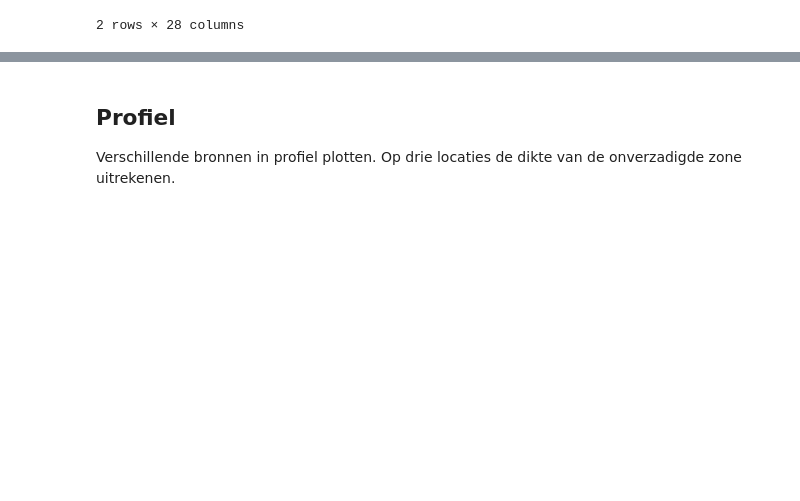
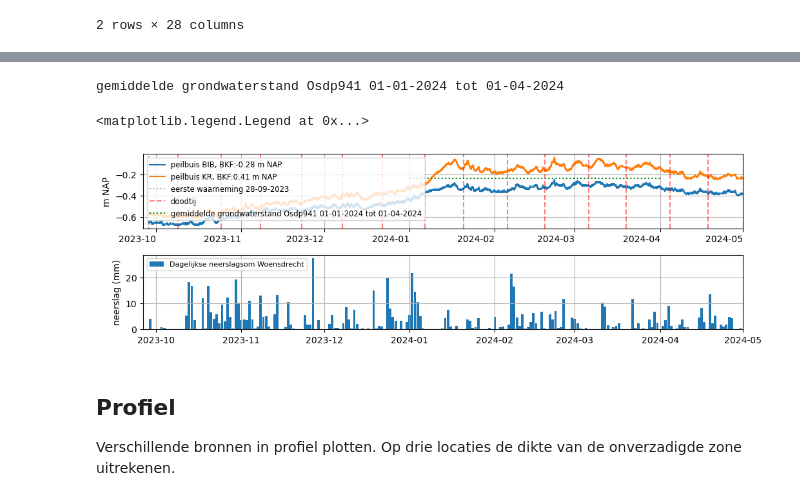
Before and after one commit to scheldestromen/voorverkenning, a Jupyter notebook: notebooks/levee_munsflow_kinematic_wave.ipynb, the cells around one changed output, grey strips where cells are left out. Drawn from its saved outputs; the diff is of its cells as text; code cells hidden in the pictures; blank space fills up the shorter version.

```diff
--- a/notebooks/levee_munsflow_kinematic_wave.ipynb
+++ b/notebooks/levee_munsflow_kinematic_wave.ipynb
@@ -449,3 +463,26 @@ bottom_unsat = obs_gws_dp.stats.mean_in_period().mean()
+# %%
+fig, axes = lmkw.plot_pb_precip(
+        obs_gws_dp,
+        precip_df,
+        df_doodtij=df_doodtij,
+        start=start,
+        end=end,
+)
+period_unsat = [pd.Timestamp('2024-01-01'), pd.Timestamp('2024-04-01')]
+avg_obs = obs_gws_dp.stats.mean_in_period(period_unsat[0], period_unsat[1]).mean()
+label_unsat = (
+        f"gemiddelde grondwaterstand "
+        f"{'/'.join(map(str, obs_gws_dp.region.unique()))}"
+        f"dp{'/'.join(map(lambda v: str(int(v)), obs_gws_dp.dp.unique()))} "
+        f"{period_unsat[0].strftime('%d-%m-%Y')} tot {period_unsat[1].strftime('%d-%m-%Y')}"
+)
+print(label_unsat)
+axes[0].plot(period_unsat, [avg_obs]*2, color='green', linestyle=':', label=label_unsat)
+axes[0].legend(fontsize='small', loc='upper left')
+# %% [output]
+gemiddelde grondwaterstand Osdp941 01-01-2024 tot 01-04-2024
+<matplotlib.legend.Legend at 0x...>
+[figure, added]
 # %% [markdown]
 ## Profiel
 Verschillende bronnen in profiel plotten. Op drie locaties de dikte van de onverzadigde zone uitrekenen.
```
Also changed, not shown: parts of 10 cells of this notebook, 3 other files.
